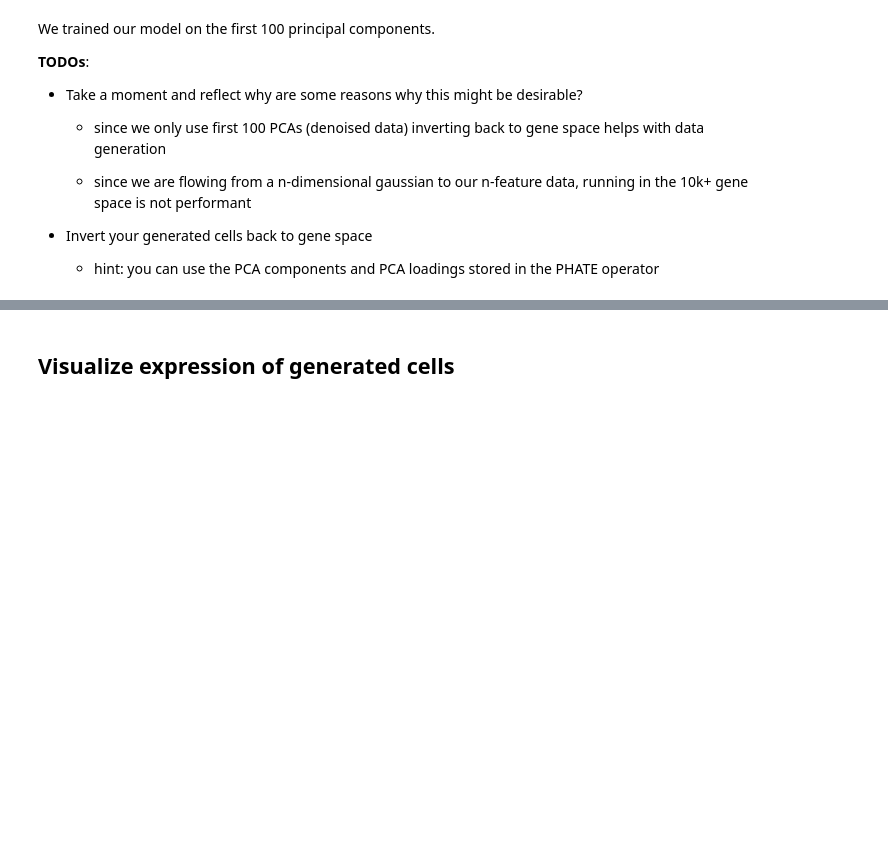
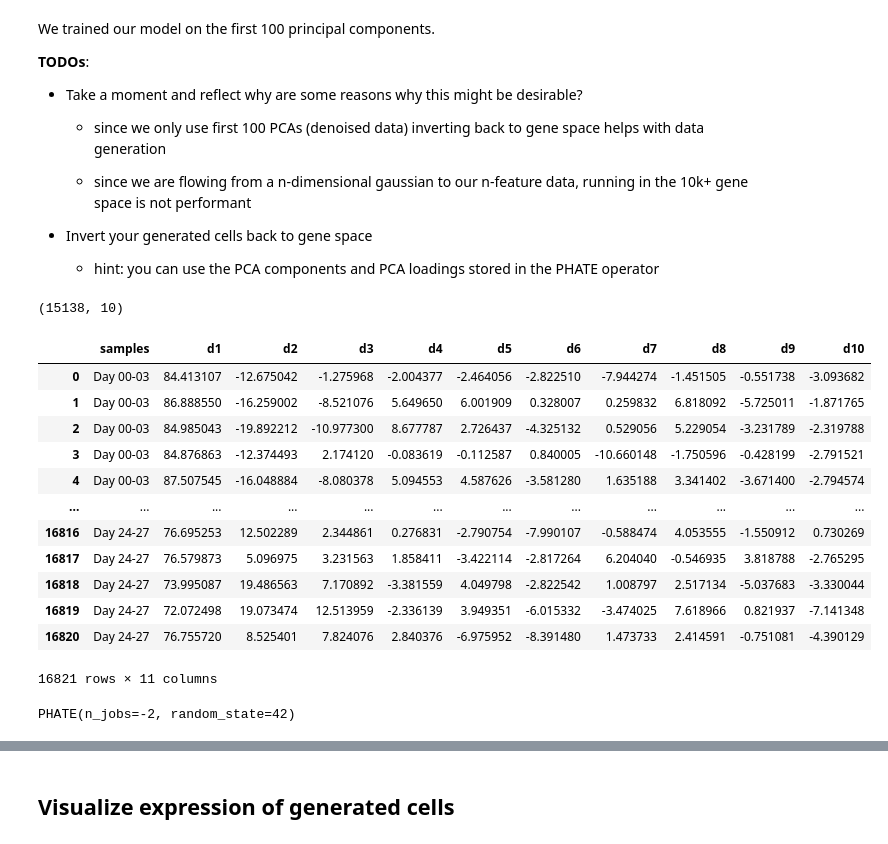
Before and after one commit to FridljDa/deep_learning, a Jupyter notebook: pset/pset3/problem 4/04_flow.ipynb, the cells around one changed output, grey strips where cells are left out. Drawn from its saved outputs; the diff is of its cells as text; code cells hidden in the pictures; blank space fills up the shorter version.

```diff
--- a/pset/pset3/problem 4/04_flow.ipynb
+++ b/pset/pset3/problem 4/04_flow.ipynb
@@ -1135,3 +1128,27 @@ We trained our model on the first 100 principal components.
 - Invert your generated cells back to gene space
 
     + hint: you can use the PCA components and PCA loadings stored in the PHATE operator
+# %%
+train_ds.X.shape
+# %% [output]
+(15138, 10)
+# %%
+df_pca
+# %% [output]
+|  | samples | d1 | d2 | d3 | d4 | d5 | d6 | d7 | d8 | d9 | d10 |
+| 0 | Day 00-03 | 84.413107 | -12.675042 | -1.275968 | -2.004377 | -2.464056 | -2.822510 | -7.944274 | -1.451505 | -0.551738 | -3.093682 |
+| 1 | Day 00-03 | 86.888550 | -16.259002 | -8.521076 | 5.649650 | 6.001909 | 0.328007 | 0.259832 | 6.818092 | -5.725011 | -1.871765 |
+| 2 | Day 00-03 | 84.985043 | -19.892212 | -10.977300 | 8.677787 | 2.726437 | -4.325132 | 0.529056 | 5.229054 | -3.231789 | -2.319788 |
+| 3 | Day 00-03 | 84.876863 | -12.374493 | 2.174120 | -0.083619 | -0.112587 | 0.840005 | -10.660148 | -1.750596 | -0.428199 | -2.791521 |
+| 4 | Day 00-03 | 87.507545 | -16.048884 | -8.080378 | 5.094553 | 4.587626 | -3.581280 | 1.635188 | 3.341402 | -3.671400 | -2.794574 |
+| ... | ... | ... | ... | ... | ... | ... | ... | ... | ... | ... | ... |
+| 16816 | Day 24-27 | 76.695253 | 12.502289 | 2.344861 | 0.276831 | -2.790754 | -7.990107 | -0.588474 | 4.053555 | -1.550912 | 0.730269 |
+| 16817 | Day 24-27 | 76.579873 | 5.096975 | 3.231563 | 1.858411 | -3.422114 | -2.817264 | 6.204040 | -0.546935 | 3.818788 | -2.765295 |
+| 16818 | Day 24-27 | 73.995087 | 19.486563 | 7.170892 | -3.381559 | 4.049798 | -2.822542 | 1.008797 | 2.517134 | -5.037683 | -3.330044 |
+| 16819 | Day 24-27 | 72.072498 | 19.073474 | 12.513959 | -2.336139 | 3.949351 | -6.015332 | -3.474025 | 7.618966 | 0.821937 | -7.141348 |
+| 16820 | Day 24-27 | 76.755720 | 8.525401 | 7.824076 | 2.840376 | -6.975952 | -8.391480 | 1.473733 | 2.414591 | -0.751081 | -4.390129 |
+16821 rows × 11 columns
+# %%
+phate_op
+# %% [output]
+PHATE(n_jobs=-2, random_state=42)
```
Also changed, not shown: parts of 24 cells of this notebook.
